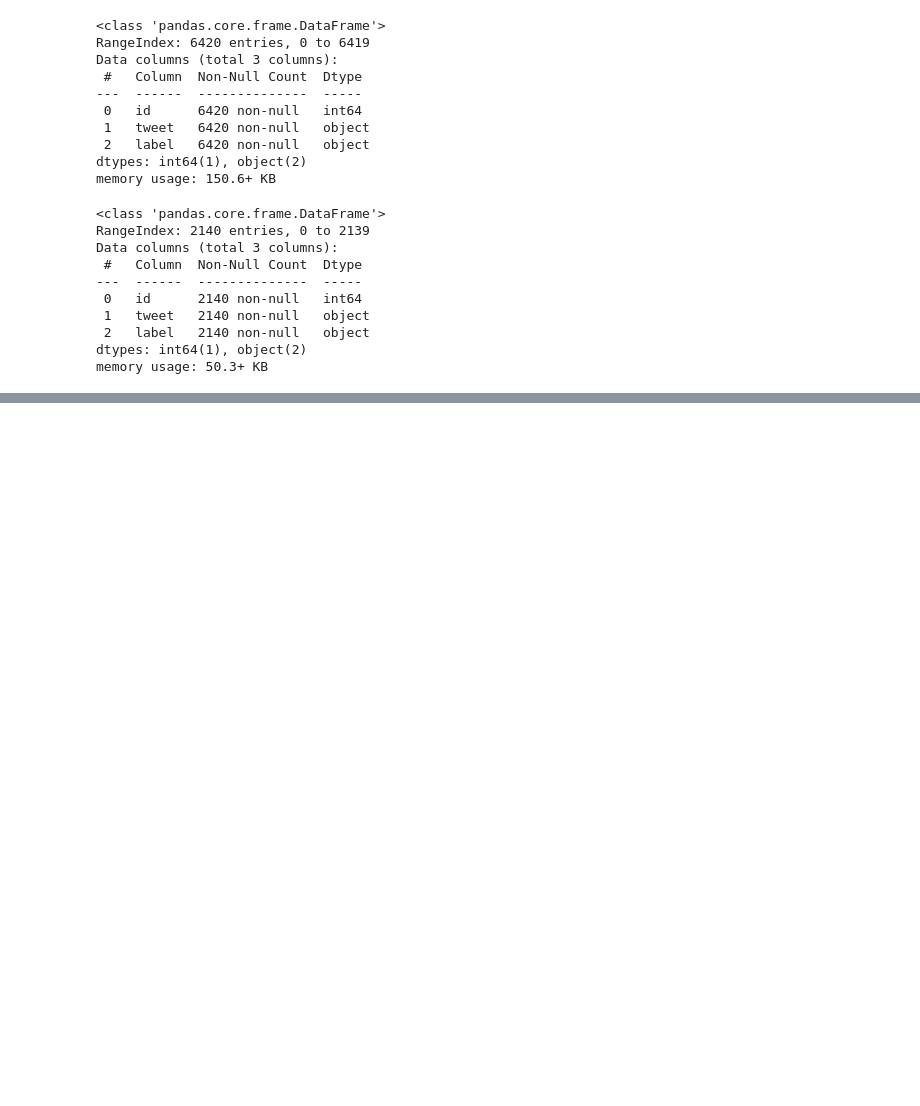
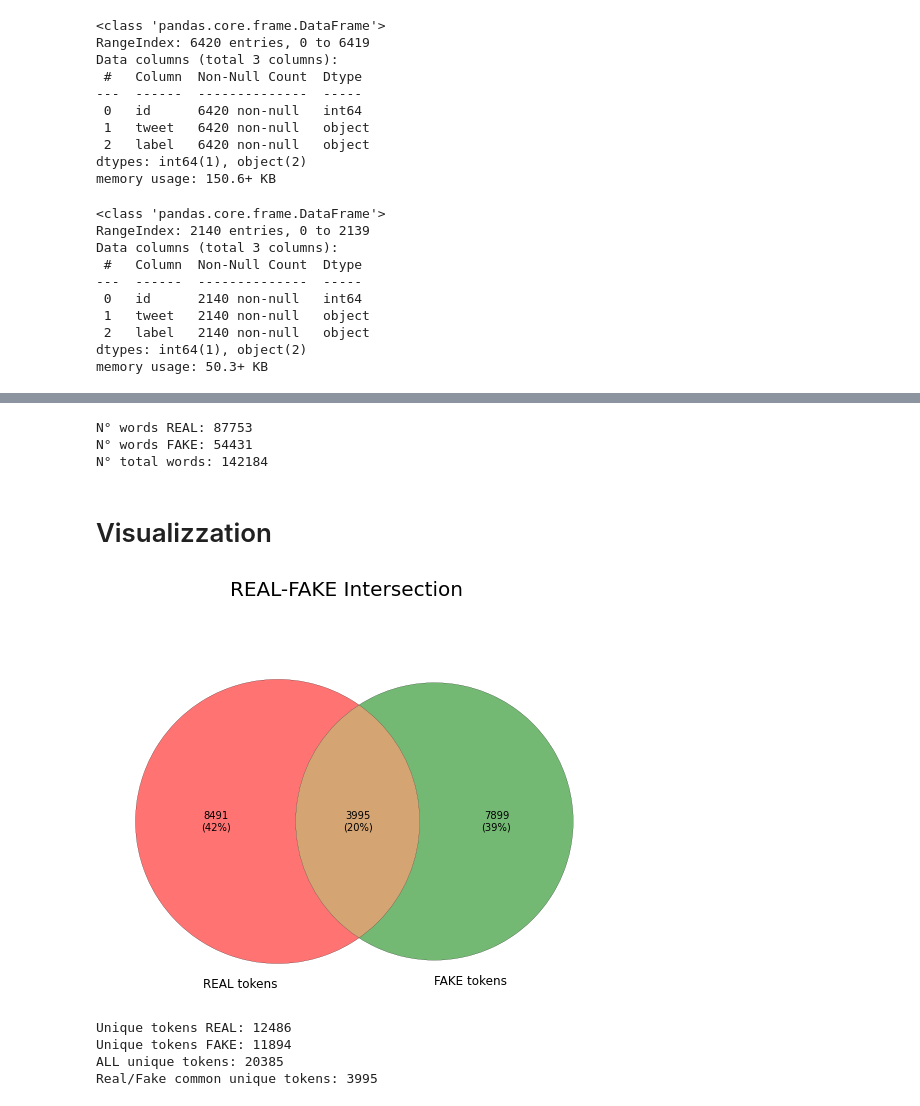
Before and after one commit to Emanuele-C/ML_SII_Project, a Jupyter notebook: stats.ipynb, the cells around one changed output, grey strips where cells are left out. Drawn from its saved outputs; the diff is of its cells as text; code cells hidden in the pictures; blank space fills up the shorter version.

Commit message:
visualizzation stats

```diff
--- a/stats.ipynb
+++ b/stats.ipynb
@@ -245,0 +47,3 @@ Counter(real_tokens_words).most_common(20)
+# %%
+entire = pd.concat([train, val])
+entire.info()
@@ -245,0 +137,52 @@ Counter(real_tokens_words).most_common(20)
+# %%
+# filter out stopwords and url
+
+real_tokens_filtered = filter_stops(real_cclean)
+fake_tokens_filtered = filter_stops(fake_cclean)
+all_tokens_filtered = real_tokens_filtered + fake_tokens_filtered
+
+print('N° words REAL:', len(real_tokens_filtered))
+print('N° words FAKE:', len(fake_tokens_filtered))
+print('N° total words:', len(all_tokens_filtered))
+
+#real = re.sub('(?:\s)https[^, ]*', "", str(real_tokens))
+# %% [output]
+N° words REAL: 87753
+N° words FAKE: 54431
+N° total words: 142184
+# %% [markdown]
+# Visualizzation
+# %%
+# Chart to visualize intersection between tokens REAL and FAKE
+def intersection_plot_venn(title, real_t, fake_t,tot):
+
+    plt.figure(
+        figsize = (9, 7)
+        ).suptitle(title, fontsize = 20)
+
+    venn2(
+        [set(real_t), set(fake_t)],
+        set_labels = ('REAL tokens' ,'FAKE tokens'),
+        subset_label_formatter = lambda x: str(x) + "\n(" + f"{(x/len(set(tot))):1.0%}" + ")",
+        alpha = 0.55,
+        )
+    venn2_circles(
+        [set(real_t), set(fake_t)],
+        lw = 0.2
+        )
+    plt.show()
+# %%
+#  Visualizzation of the intersection between tokens REAL and FAKE
+
+intersection_plot_venn('REAL-FAKE Intersection', real_tokens_filtered, fake_tokens_filtered, all_tokens_filtered)
+
+print('\033[91m\033[1m' + 'Unique tokens REAL:' + '\033[0m', len(set(real_tokens_filtered)))
+print('\033[92m\033[1m' + 'Unique tokens FAKE:'+'\033[0m', len(set(fake_tokens_filtered)))
+print('\033[1m' + 'ALL unique tokens:'+'\033[0m',len(set(all_tokens_filtered)))
+print('\033[93m\033[1m'+'Real/Fake common unique tokens:'+'\033[0m', len(set(real_tokens_filtered).intersection(set(fake_tokens_filtered))))
+# %% [output]
+[figure, added]
+Unique tokens REAL: 12486
+Unique tokens FAKE: 11894
+ALL unique tokens: 20385
+Real/Fake common unique tokens: 3995
```
Also changed, not shown: parts of 37 cells of this notebook.
